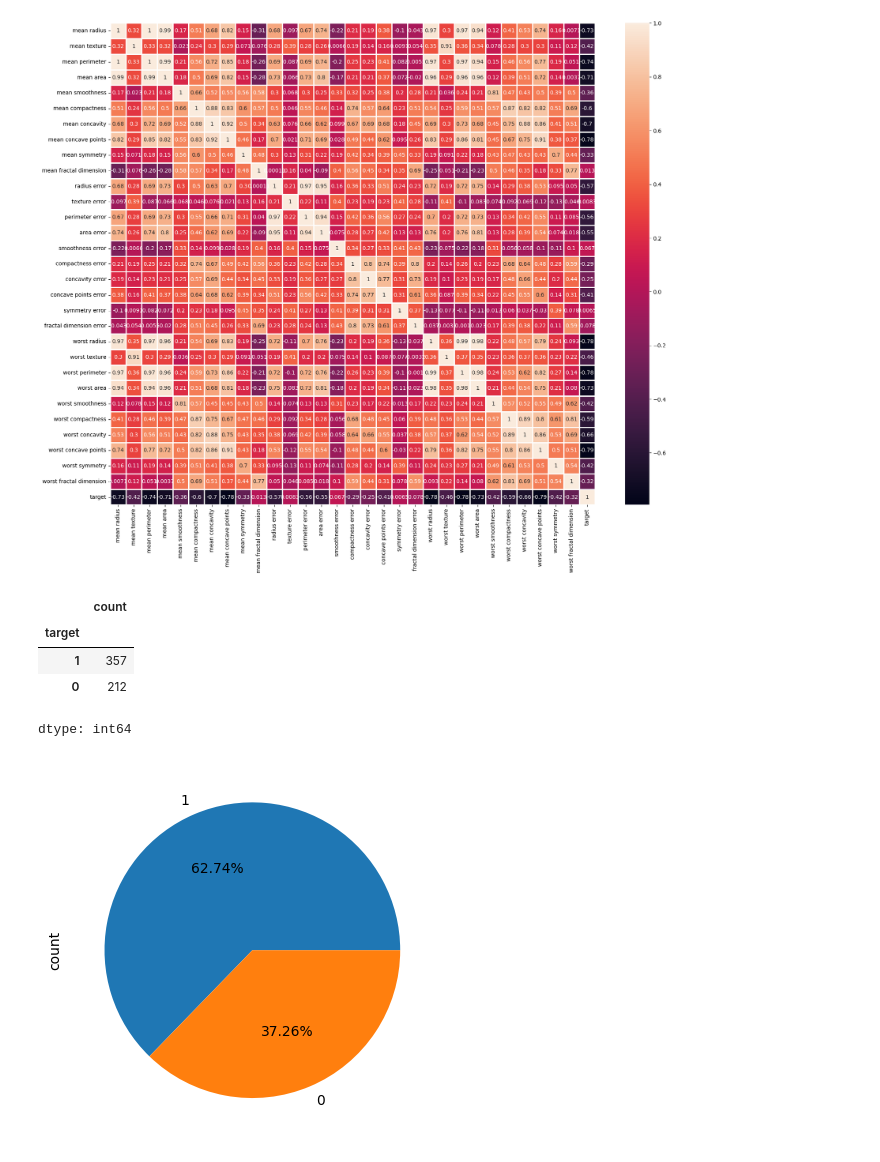
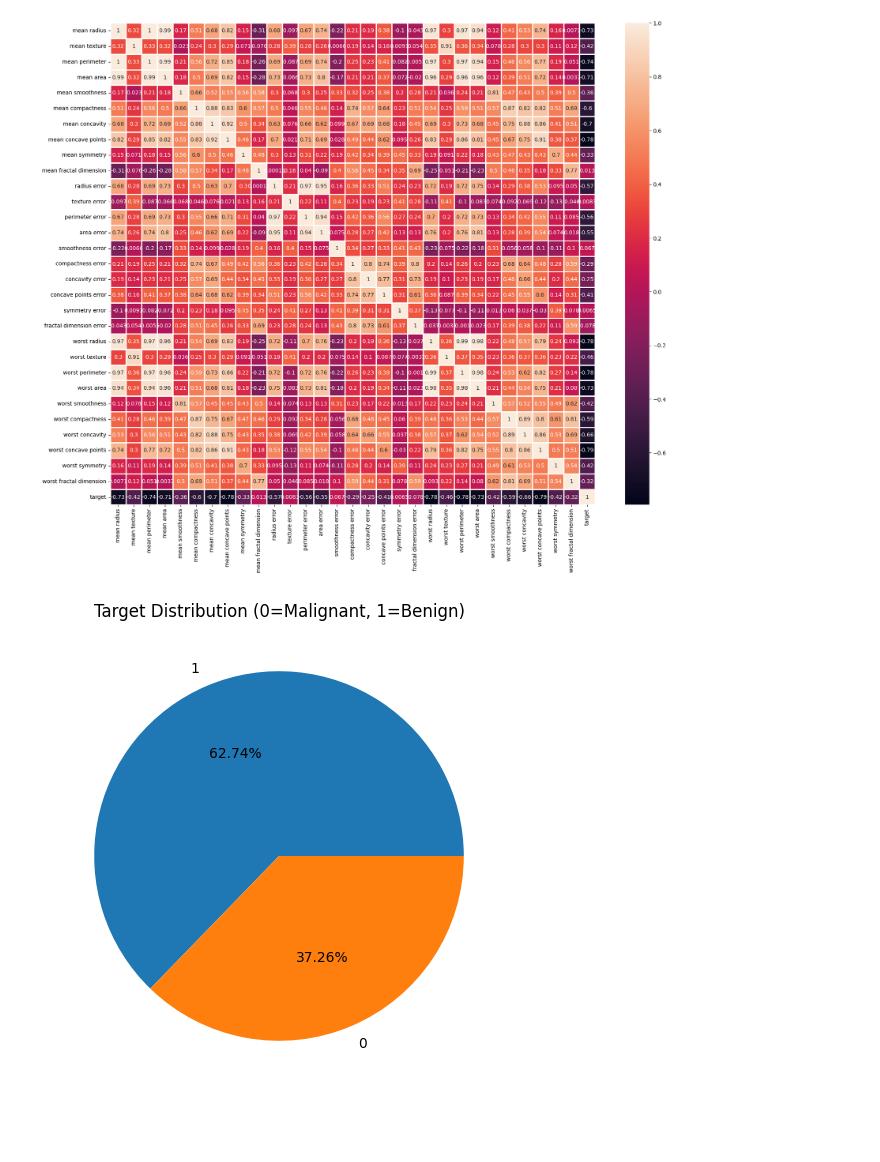
Before and after one commit to Hamdoun2006/fkm, a Jupyter notebook: Welcome_To_Colab.ipynb, the cells around one changed output. Drawn from its saved outputs; the diff is of its cells as text; code cells hidden in the pictures; blank space fills up the shorter version.

```diff
--- a/Welcome_To_Colab.ipynb
+++ b/Welcome_To_Colab.ipynb
@@ -93,2 +34,2 @@ array([0, 0, 0, 0, 0, 0, 0, 0, 0, 0, 0, 0, 0, 0, 0, 0, 0, 0, 0, 1, 1, 1,
 # %%
-df['target']=data['target']
+df["target"] = data.target
@@ -166,17 +81,12 @@ sns.heatmap(df.corr(),annot=True,linewidths=1)
 plt.show()
 # %% [output]
 [figure]
-# %%
-df.target.value_counts()
-# %% [output]
-|  | count |
-| target |  |
-| 1 | 357 |
-| 0 | 212 |
-dtype: int64
 # %%
-df.target.value_counts().plot(kind='pie',autopct='%1.2f%%')
+plt.figure(figsize=(6, 6))
+df["target"].value_counts().plot(kind="pie", autopct="%1.2f%%")
+plt.title("Target Distribution (0=Malignant, 1=Benign)")
+plt.ylabel("")
 plt.show()
 # %% [output]
-[figure, old version]
+[figure, new version]
 # %%
```
Also changed, not shown: parts of 39 cells of this notebook.
